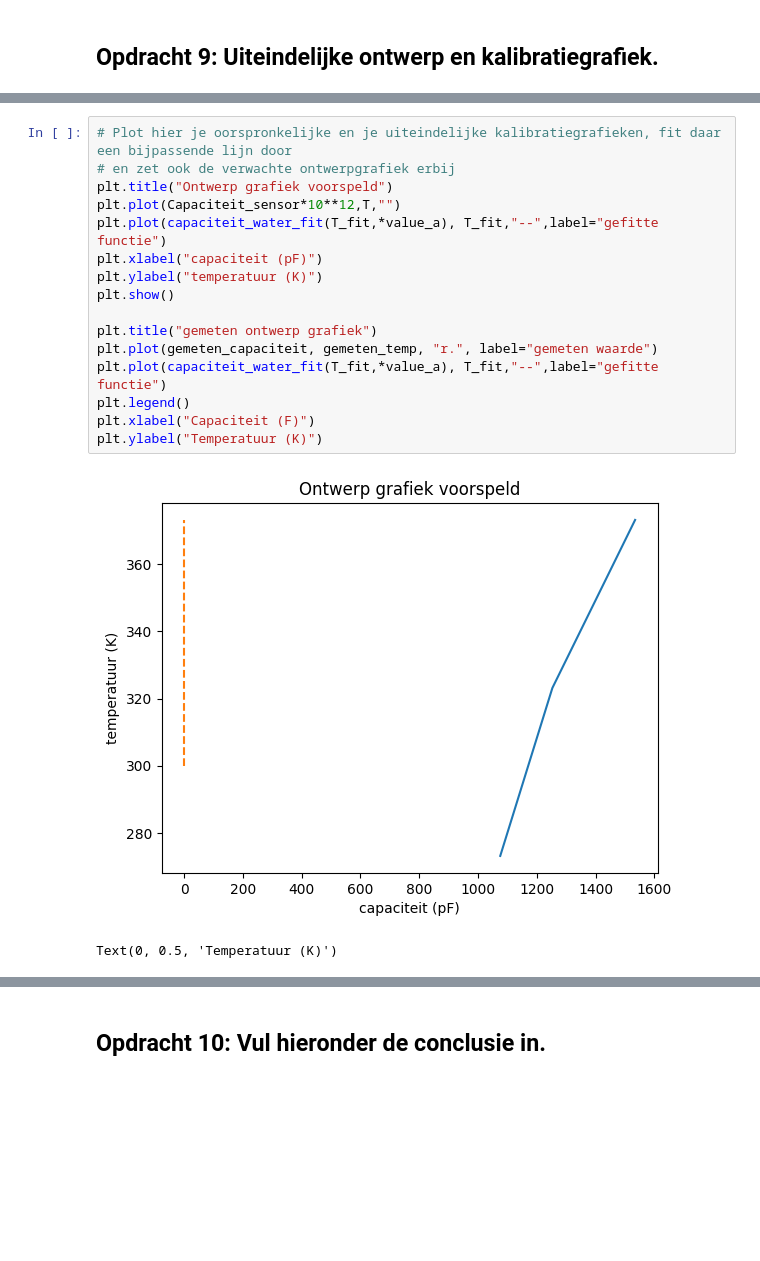
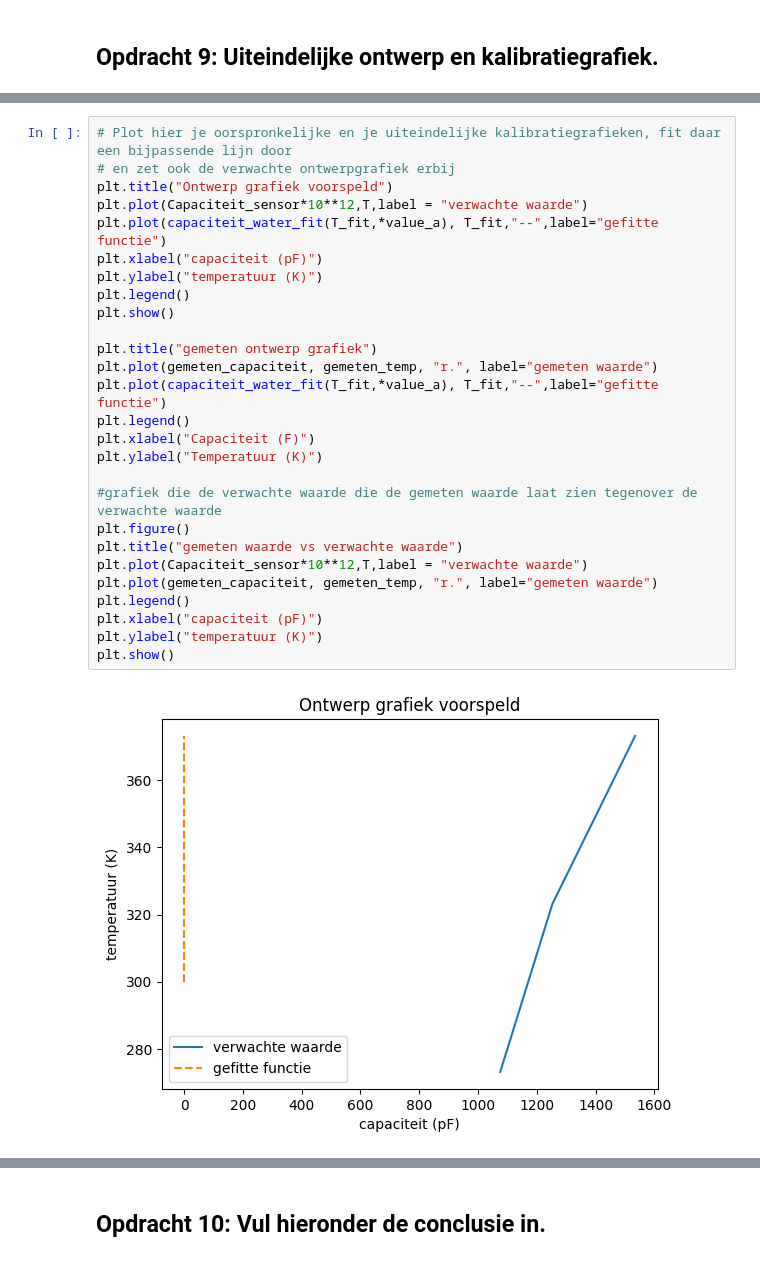
Before and after one commit to AAAGomperts/opdrachten-DEF-D, a Jupyter notebook: FysiekeOntwerpopdrachten/2OntwerpEenSensorCondensator/DEFOntwerpopdracht2OntwerpEenSensorInvulTemplate.ipynb, the cells around one changed output, grey strips where cells are left out. Drawn from its saved outputs; the diff is of its cells as text; blank space fills up the shorter version.

```diff
--- a/FysiekeOntwerpopdrachten/2OntwerpEenSensorCondensator/DEFOntwerpopdracht2OntwerpEenSensorInvulTemplate.ipynb
+++ b/FysiekeOntwerpopdrachten/2OntwerpEenSensorCondensator/DEFOntwerpopdracht2OntwerpEenSensorInvulTemplate.ipynb
@@ -187,20 +187,30 @@ Onze sensor kan nog verbetered worden door de volgende verbeteringen (minimaal 2
 # %%
 # Plot hier je oorspronkelijke en je uiteindelijke kalibratiegrafieken, fit daar een bijpassende lijn door
 # en zet ook de verwachte ontwerpgrafiek erbij
 plt.title("Ontwerp grafiek voorspeld")
-plt.plot(Capaciteit_sensor*10**12,T,"")
+plt.plot(Capaciteit_sensor*10**12,T,label = "verwachte waarde")
 plt.plot(capaciteit_water_fit(T_fit,*value_a), T_fit,"--",label="gefitte functie")
 plt.xlabel("capaciteit (pF)")
 plt.ylabel("temperatuur (K)")
+plt.legend()
 plt.show()
 
 plt.title("gemeten ontwerp grafiek")
 plt.plot(gemeten_capaciteit, gemeten_temp, "r.", label="gemeten waarde")
 plt.plot(capaciteit_water_fit(T_fit,*value_a), T_fit,"--",label="gefitte functie")
 plt.legend()
 plt.xlabel("Capaciteit (F)")
 plt.ylabel("Temperatuur (K)")
+
+#grafiek die de verwachte waarde die de gemeten waarde laat zien tegenover de verwachte waarde
+plt.figure()
+plt.title("gemeten waarde vs verwachte waarde")
+plt.plot(Capaciteit_sensor*10**12,T,label = "verwachte waarde")
+plt.plot(gemeten_capaciteit, gemeten_temp, "r.", label="gemeten waarde")
+plt.legend()
+plt.xlabel("capaciteit (pF)")
+plt.ylabel("temperatuur (K)")
+plt.show()
 # %% [output]
-[figure, old version]
+[figure, new version]
-Text(0, 0.5, 'Temperatuur (K)')
 [figure]
```
Also changed, not shown: parts of 3 cells of this notebook.
